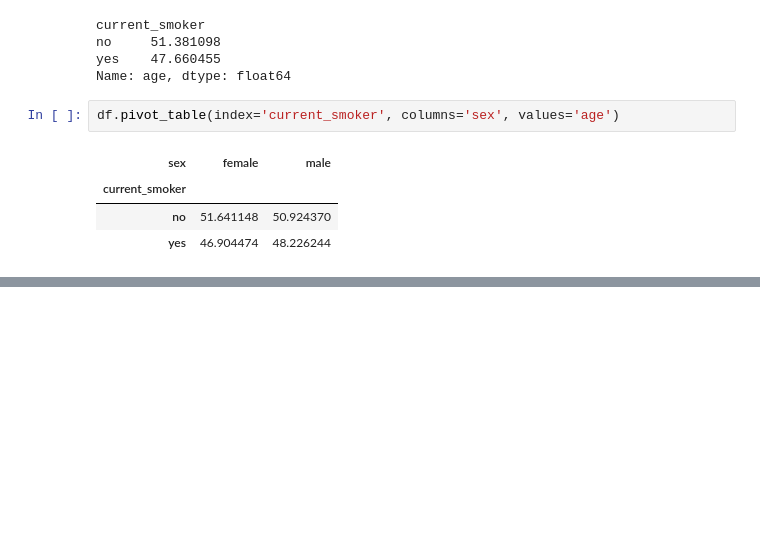
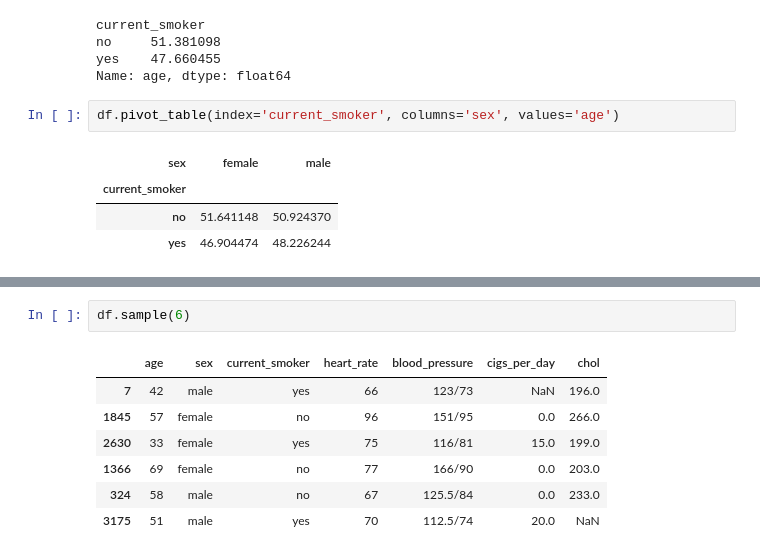
Before and after one commit to pradhans369/Python_and_Data_Science, a Jupyter notebook: 0 ML practice/18_5.ipynb, the cells around one changed output, grey strips where cells are left out. Cells and saved outputs as stored; diff of their text form; blank space fills up the shorter version.

```diff
--- a/0 ML practice/18_5.ipynb
+++ b/0 ML practice/18_5.ipynb
@@ -418,0 +496,10 @@ df.pivot_table(index='current_smoker', columns='sex', values='age')
+# %%
+df.sample(6)
+# %% [output]
+|  | age | sex | current_smoker | heart_rate | blood_pressure | cigs_per_day | chol |
+| 7 | 42 | male | yes | 66 | 123/73 | NaN | 196.0 |
+| 1845 | 57 | female | no | 96 | 151/95 | 0.0 | 266.0 |
+| 2630 | 33 | female | yes | 75 | 116/81 | 15.0 | 199.0 |
+| 1366 | 69 | female | no | 77 | 166/90 | 0.0 | 203.0 |
+| 324 | 58 | male | no | 67 | 125.5/84 | 0.0 | 233.0 |
+| 3175 | 51 | male | yes | 70 | 112.5/74 | 20.0 | NaN |
```
Also changed, not shown: parts of 8 cells of this notebook, 1 other file.
